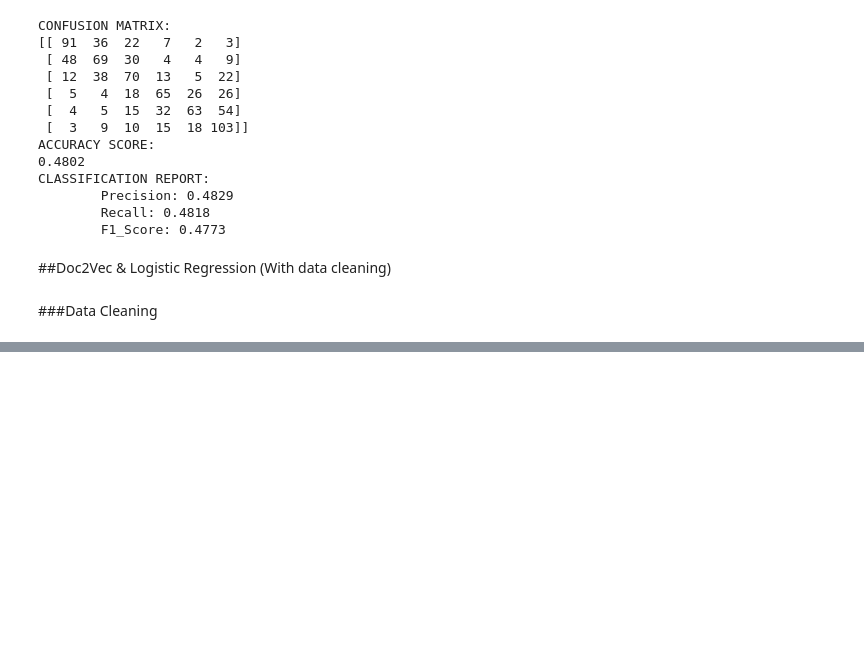
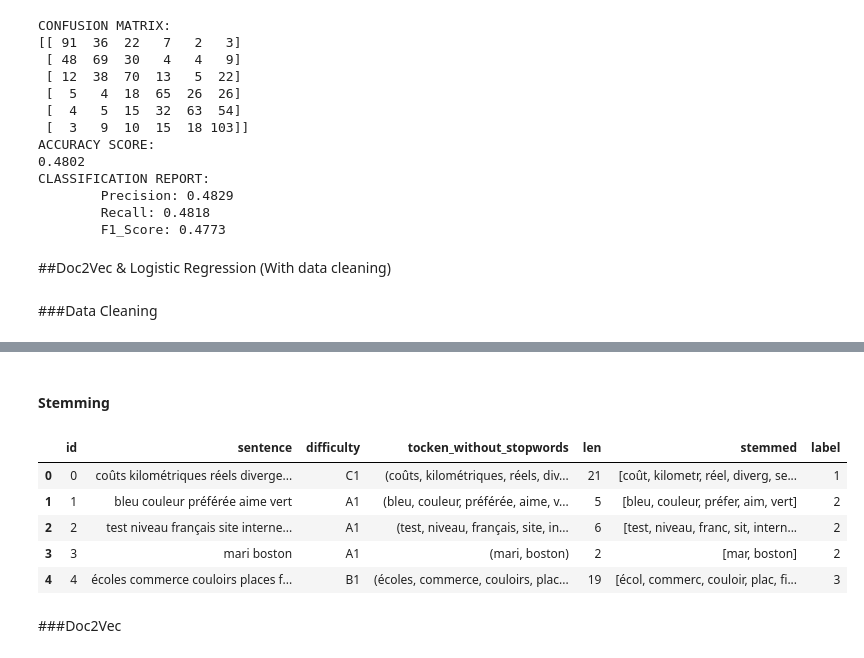
Before and after one commit to stefarine/DMML2022_ROLEX, a Jupyter notebook: DMML_PROJECT.ipynb, the cells around one changed output, grey strips where cells are left out. Saved outputs shown, nothing was run; the diff lists cells and outputs as text; code cells hidden in the pictures; blank space fills up the shorter version.

```diff
--- a/DMML_PROJECT.ipynb
+++ b/DMML_PROJECT.ipynb
@@ -365,0 +430,28 @@ CLASSIFICATION REPORT:
+# %%
+#Convert to lowercase
+df['sentence'] = df['sentence'].str.lower()
+df_pred['sentence'] = df_pred['sentence'].str.lower()
+
+#Remove punctuation
+df['sentence'] = df['sentence'].apply(remove_punctuations)
+df_pred['sentence'] = df_pred['sentence'].apply(remove_punctuations)
+# %%
+#Define list of stopwords
+french_stopwords = spacy.lang.fr.stop_words.STOP_WORDS
+french_stopwords.add('a')
+french_stopwords.add('c')
+french_stopwords.add('d')
+french_stopwords.add('e')
+french_stopwords.add('j')
+french_stopwords.add('l')
+french_stopwords.add('m')
+french_stopwords.add('n')
+french_stopwords.add('s')
+french_stopwords.add('t')
+french_stopwords.add('y')
+french_stopwords.add('qu')
+# %%
+#Remove stopwords
+df['sentence'] = df['sentence'].apply(lambda x: ' '.join([word for word in x.split() if word not in (french_stopwords)]))
+df_pred['sentence'] = df_pred['sentence'].apply(lambda x: ' '.join([word for word in x.split() if word not in (french_stopwords)]))
+df_pred.head(10)
@@ -365,0 +472,7 @@ CLASSIFICATION REPORT:
+# %%
+#Tokenize
+df['tocken_without_stopwords'] = [nlp(text) for text in df.sentence]
+
+#add a columns with the lengh
+df['len'] = [len(token) for token in df.tocken_without_stopwords]
+df.head()
@@ -365,0 +486,17 @@ CLASSIFICATION REPORT:
+# %% [markdown]
+#### Stemming
+# %%
+#Removing the end of the worlds and adding a collumn with a numerical label
+df['stemmed'] = [return_stem(text) for text in df.sentence]
+df_pred['stemmed'] = [return_stem(text) for text in df_pred.sentence]
+df['label'] = pd.factorize(df['difficulty'])[0] + 1
+df.head()
+# %% [output]
+|  | id | sentence | difficulty | tocken_without_stopwords | len | stemmed | label |
+| 0 | 0 | coûts kilométriques réels diverge... | C1 | (coûts, kilométriques, réels, div... | 21 | [coût, kilometr, réel, diverg, se... | 1 |
+| 1 | 1 | bleu couleur préférée aime vert | A1 | (bleu, couleur, préférée, aime, v... | 5 | [bleu, couleur, préfer, aim, vert] | 2 |
+| 2 | 2 | test niveau français site interne... | A1 | (test, niveau, français, site, in... | 6 | [test, niveau, franc, sit, intern... | 2 |
+| 3 | 3 | mari boston | A1 | (mari, boston) | 2 | [mar, boston] | 2 |
+| 4 | 4 | écoles commerce couloirs places f... | B1 | (écoles, commerce, couloirs, plac... | 19 | [écol, commerc, couloir, plac, fi... | 3 |
+# %% [markdown]
+###Doc2Vec
```
Also changed, not shown: parts of 37 cells of this notebook.
